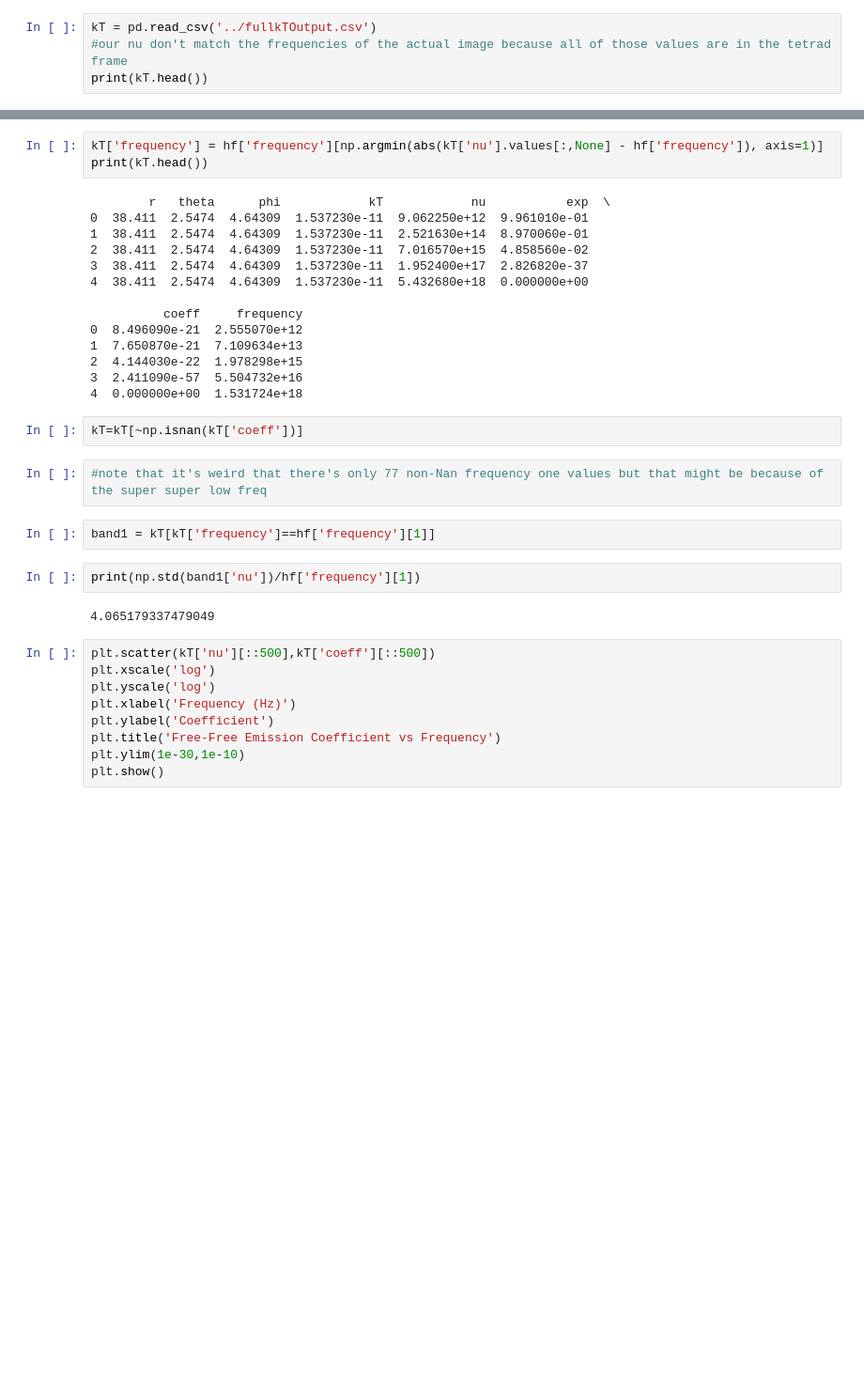
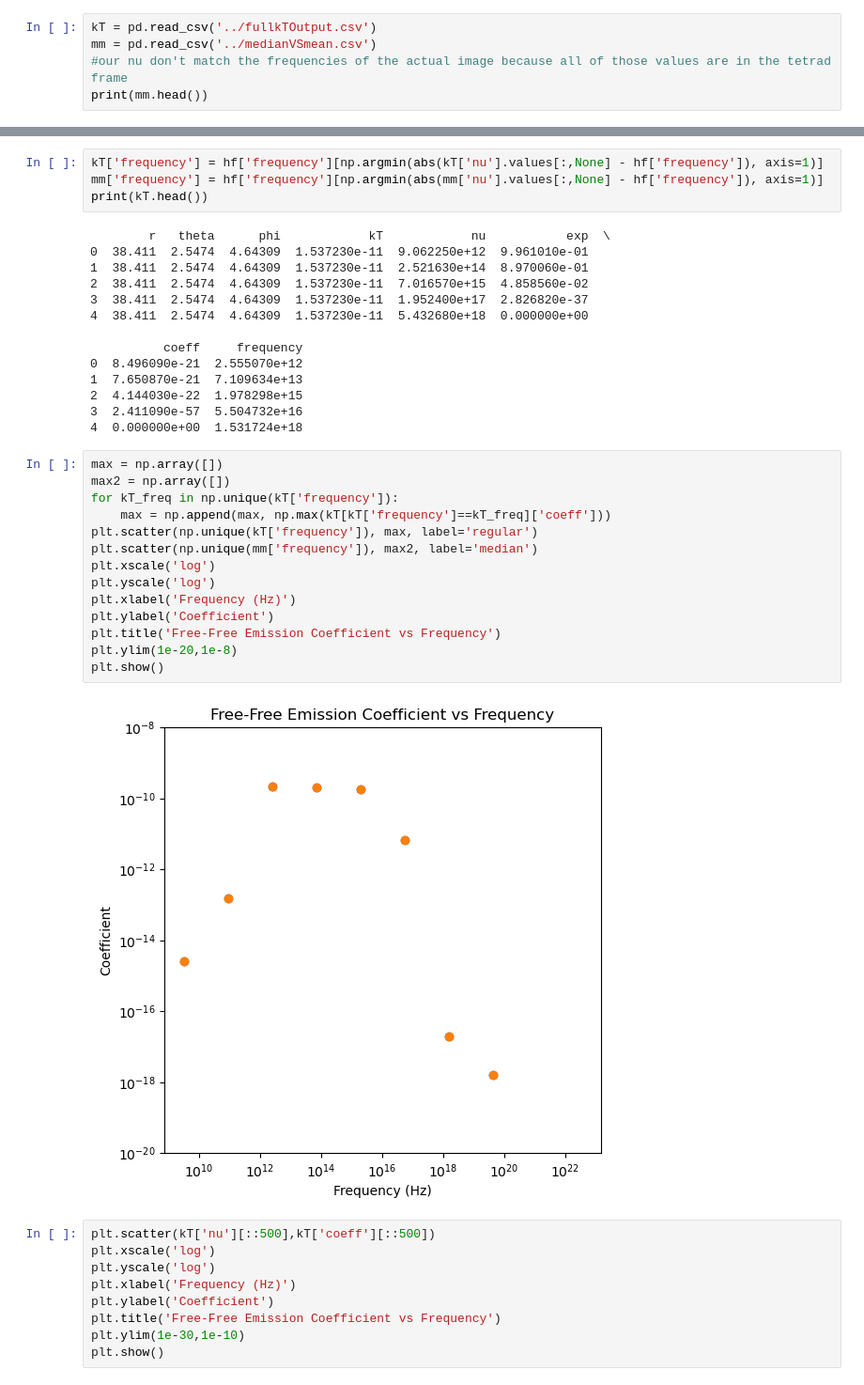
Before and after one commit to thomas-03/blacklight, a Jupyter notebook: scripts/explore.ipynb, the cells around one changed output, grey strips where cells are left out. Shown at 94% size. Cells and saved outputs as stored; diff of their text form; blank space fills up the shorter version.

```diff
--- a/scripts/explore.ipynb
+++ b/scripts/explore.ipynb
@@ -27,5 +32,6 @@ rho0=2*G*Mbh/c**2
 # %%
 kT = pd.read_csv('../fullkTOutput.csv')
+mm = pd.read_csv('../medianVSmean.csv')
 #our nu don't match the frequencies of the actual image because all of those values are in the tetrad frame
-print(kT.head())
+print(mm.head())
 # %% [output]
@@ -50,5 +44,6 @@ print(["{0:e}".format(i) for i in list(hf['frequency'])])
 # %%
 kT['frequency'] = hf['frequency'][np.argmin(abs(kT['nu'].values[:,None] - hf['frequency']), axis=1)]
+mm['frequency'] = hf['frequency'][np.argmin(abs(mm['nu'].values[:,None] - hf['frequency']), axis=1)]
 print(kT.head())
 # %% [output]
         r   theta      phi            kT            nu           exp  \
@@ -64,16 +59,22 @@ print(kT.head())
 2  4.144030e-22  1.978298e+15
 3  2.411090e-57  5.504732e+16
 4  0.000000e+00  1.531724e+18
-# %%
-kT=kT[~np.isnan(kT['coeff'])]
-# %%
-#note that it's weird that there's only 77 non-Nan frequency one values but that might be because of the super super low freq
-# %%
-band1 = kT[kT['frequency']==hf['frequency'][1]]
-# %%
-print(np.std(band1['nu'])/hf['frequency'][1])
-# %% [output]
-4.065179337479049
+# %%
+max = np.array([])
+max2 = np.array([])
+for kT_freq in np.unique(kT['frequency']):
+    max = np.append(max, np.max(kT[kT['frequency']==kT_freq]['coeff']))
+plt.scatter(np.unique(kT['frequency']), max, label='regular')
+plt.scatter(np.unique(mm['frequency']), max2, label='median')
+plt.xscale('log')
+plt.yscale('log')
+plt.xlabel('Frequency (Hz)')
+plt.ylabel('Coefficient')
+plt.title('Free-Free Emission Coefficient vs Frequency')
+plt.ylim(1e-20,1e-8)
+plt.show()
+# %% [output]
+[figure, added]
 # %%
 plt.scatter(kT['nu'][::500],kT['coeff'][::500])
 plt.xscale('log')
```
Also changed, not shown: parts of 29 cells of this notebook, 19 other files.
